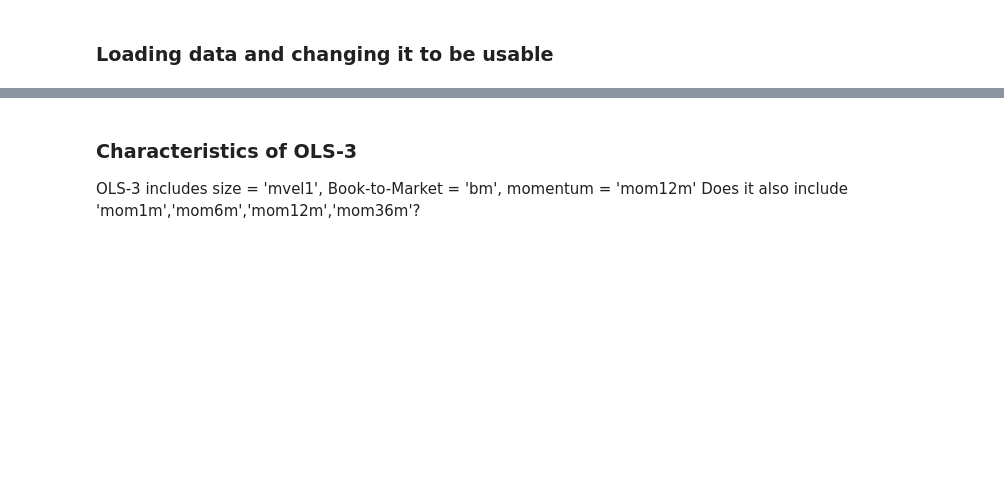
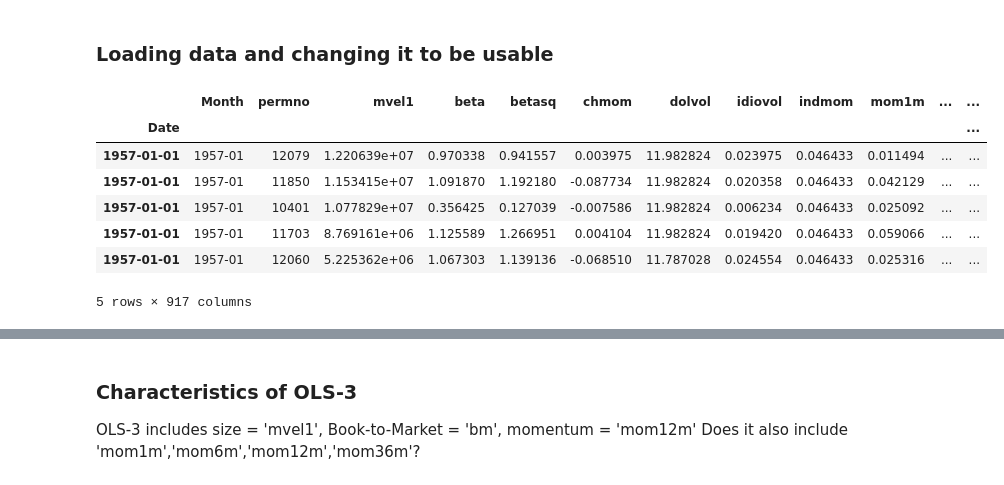
Before and after one commit to Berga20/DS-Project-Group4, a Jupyter notebook: Main_Modelling_file.ipynb, the cells around one changed output, grey strips where cells are left out. Cells and saved outputs as stored; diff of their text form; code cells hidden in the pictures; blank space fills up the shorter version.

```diff
--- a/Main_Modelling_file.ipynb
+++ b/Main_Modelling_file.ipynb
@@ -16,6 +18,17 @@ from sklearn.model_selection import TimeSeriesSplit
 # Read datafile
 file_path = "C:/Users/hidde/Documents/Uni/Erasmus/Blok 3/Project/Complete_dataset.csv" # Change the file path depending on where you saved the file
 data = pd.read_csv(file_path)
+# %%
+data.head()
+# %% [output]
+|  | Month | permno | mvel1 | beta | betasq | chmom | dolvol | idiovol | indmom | mom1m | ... | ... |
+| Date |  |  |  |  |  |  |  |  |  |  |  | ... |
+| 1957-01-01 | 1957-01 | 12079 | 1.220639e+07 | 0.970338 | 0.941557 | 0.003975 | 11.982824 | 0.023975 | 0.046433 | 0.011494 | ... | ... |
+| 1957-01-01 | 1957-01 | 11850 | 1.153415e+07 | 1.091870 | 1.192180 | -0.087734 | 11.982824 | 0.020358 | 0.046433 | 0.042129 | ... | ... |
+| 1957-01-01 | 1957-01 | 10401 | 1.077829e+07 | 0.356425 | 0.127039 | -0.007586 | 11.982824 | 0.006234 | 0.046433 | 0.025092 | ... | ... |
+| 1957-01-01 | 1957-01 | 11703 | 8.769161e+06 | 1.125589 | 1.266951 | 0.004104 | 11.982824 | 0.019420 | 0.046433 | 0.059066 | ... | ... |
+| 1957-01-01 | 1957-01 | 12060 | 5.225362e+06 | 1.067303 | 1.139136 | -0.068510 | 11.787028 | 0.024554 | 0.046433 | 0.025316 | ... | ... |
+5 rows × 917 columns
 # %%
 # Transfer to date variable and set it as index
 data['Date'] = pd.to_datetime(data['Date'])
```
Also changed, not shown: parts of 13 cells of this notebook.
